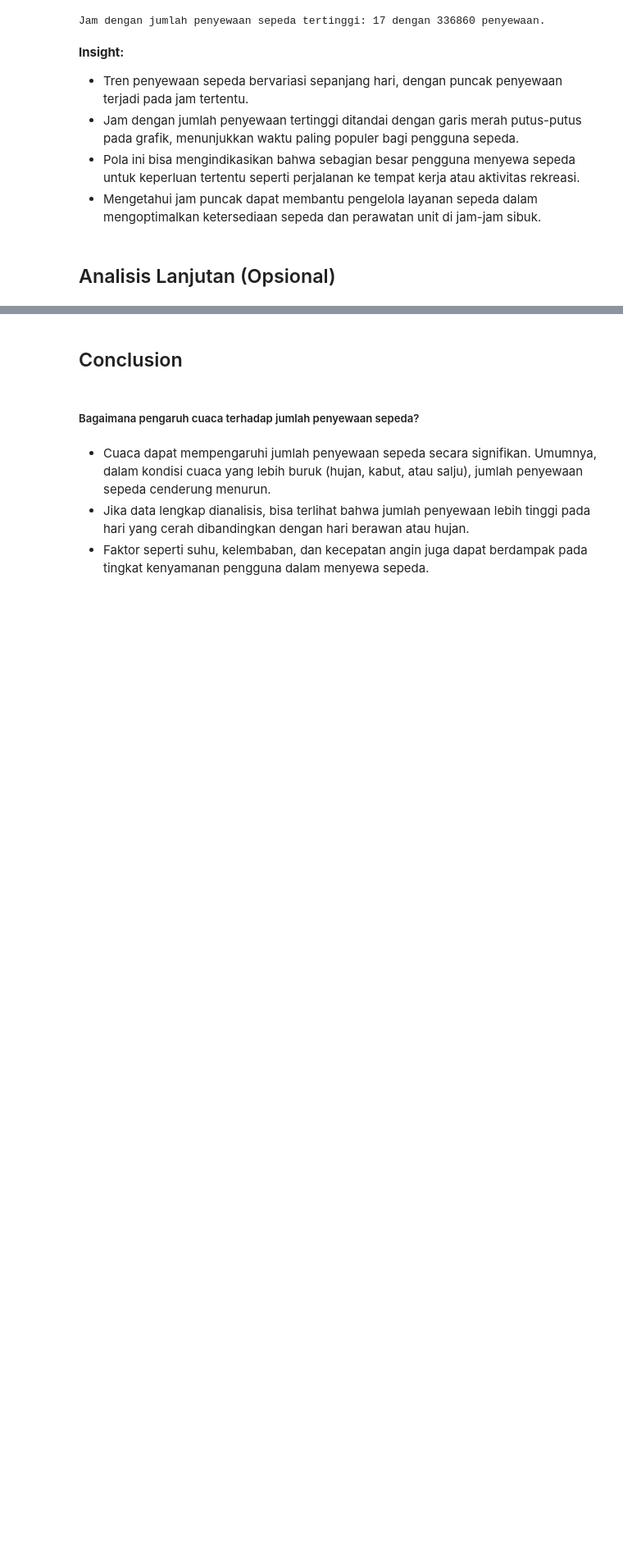
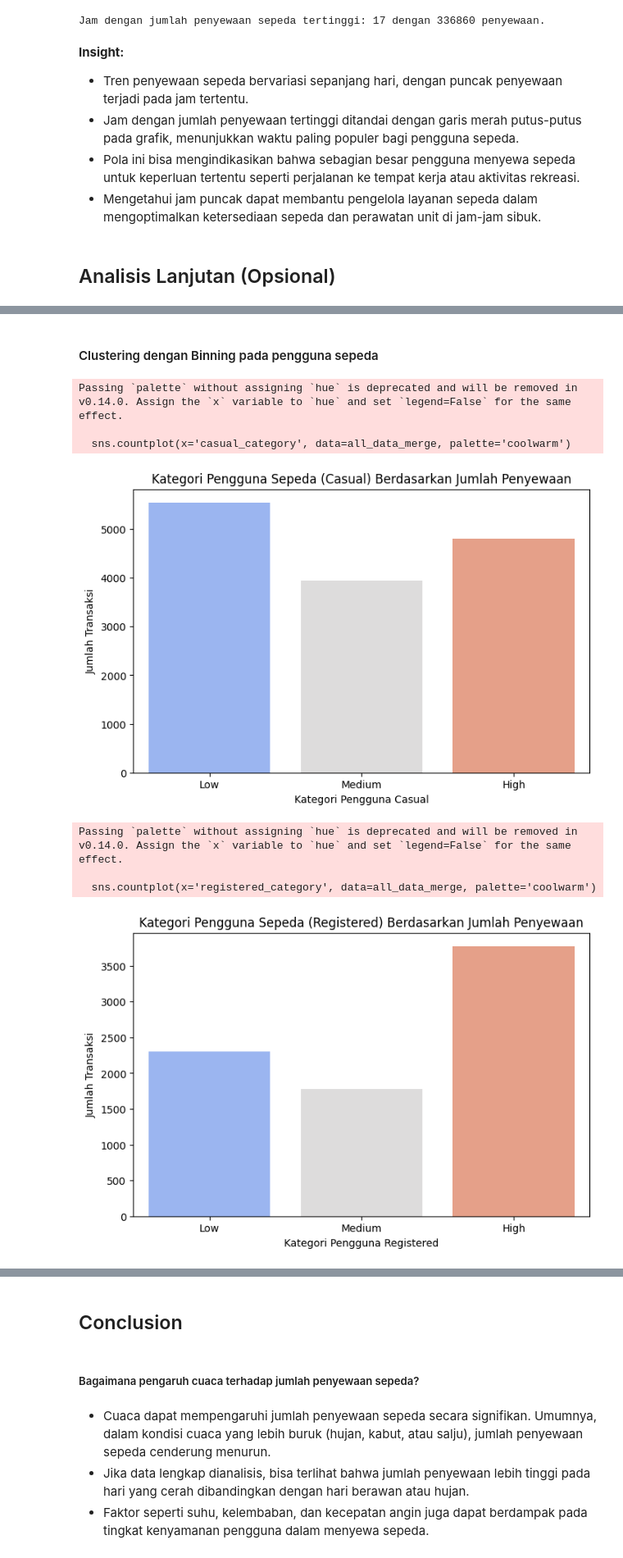
Before and after one commit to hamdaniqhmqd/Proyek-Analisis-Data, a Jupyter notebook: Proyek_Analisis_Data.ipynb, the cells around one changed output, grey strips where cells are left out. Shown at 82% size. Saved outputs shown, nothing was run; the diff lists cells and outputs as text; code cells hidden in the pictures; blank space fills up the shorter version.

```diff
--- a/Proyek_Analisis_Data.ipynb
+++ b/Proyek_Analisis_Data.ipynb
@@ -809,0 +847,31 @@ Jam dengan jumlah penyewaan sepeda tertinggi: 17 dengan 336860 penyewaan.
+# %% [markdown]
+#### Clustering dengan Binning pada pengguna sepeda
+# %%
+# Clustering dengan Binning pada pengguna sepeda (Casual & Registered)
+all_data_merge['casual_category'] = pd.cut(all_data_merge['casual'], bins=[0, 10, 30, 100], labels=['Low', 'Medium', 'High'])
+all_data_merge['registered_category'] = pd.cut(all_data_merge['registered'], bins=[0, 10, 30, 100], labels=['Low', 'Medium', 'High'])
+
+# Visualisasi Clustering untuk Casual Users
+plt.figure(figsize=(8, 5))
+sns.countplot(x='casual_category', data=all_data_merge, palette='coolwarm')
+plt.title("Kategori Pengguna Sepeda (Casual) Berdasarkan Jumlah Penyewaan")
+plt.xlabel("Kategori Pengguna Casual")
+plt.ylabel("Jumlah Transaksi")
+plt.show()
+
+# Visualisasi Clustering untuk Registered Users
+plt.figure(figsize=(8, 5))
+sns.countplot(x='registered_category', data=all_data_merge, palette='coolwarm')
+plt.title("Kategori Pengguna Sepeda (Registered) Berdasarkan Jumlah Penyewaan")
+plt.xlabel("Kategori Pengguna Registered")
+plt.ylabel("Jumlah Transaksi")
+plt.show()
+# %% [output]
+Passing `palette` without assigning `hue` is deprecated and will be removed in v0.14.0. Assign the `x` variable to `hue` and set `legend=False` for the same effect.
+
+  sns.countplot(x='casual_category', data=all_data_merge, palette='coolwarm')
+[figure, added]
+Passing `palette` without assigning `hue` is deprecated and will be removed in v0.14.0. Assign the `x` variable to `hue` and set `legend=False` for the same effect.
+
+  sns.countplot(x='registered_category', data=all_data_merge, palette='coolwarm')
+[figure, added]
```
Also changed, not shown: parts of 13 cells of this notebook.
